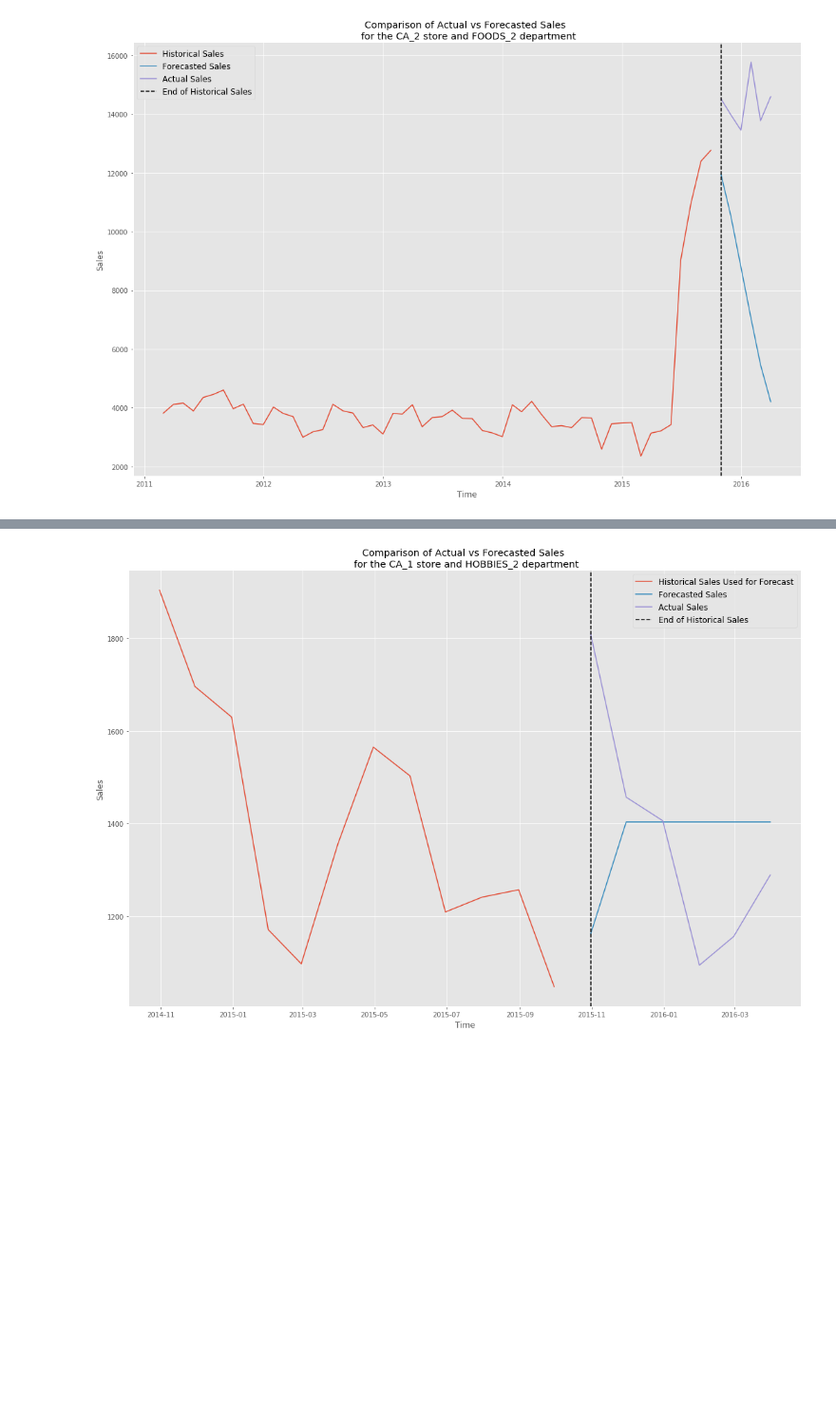
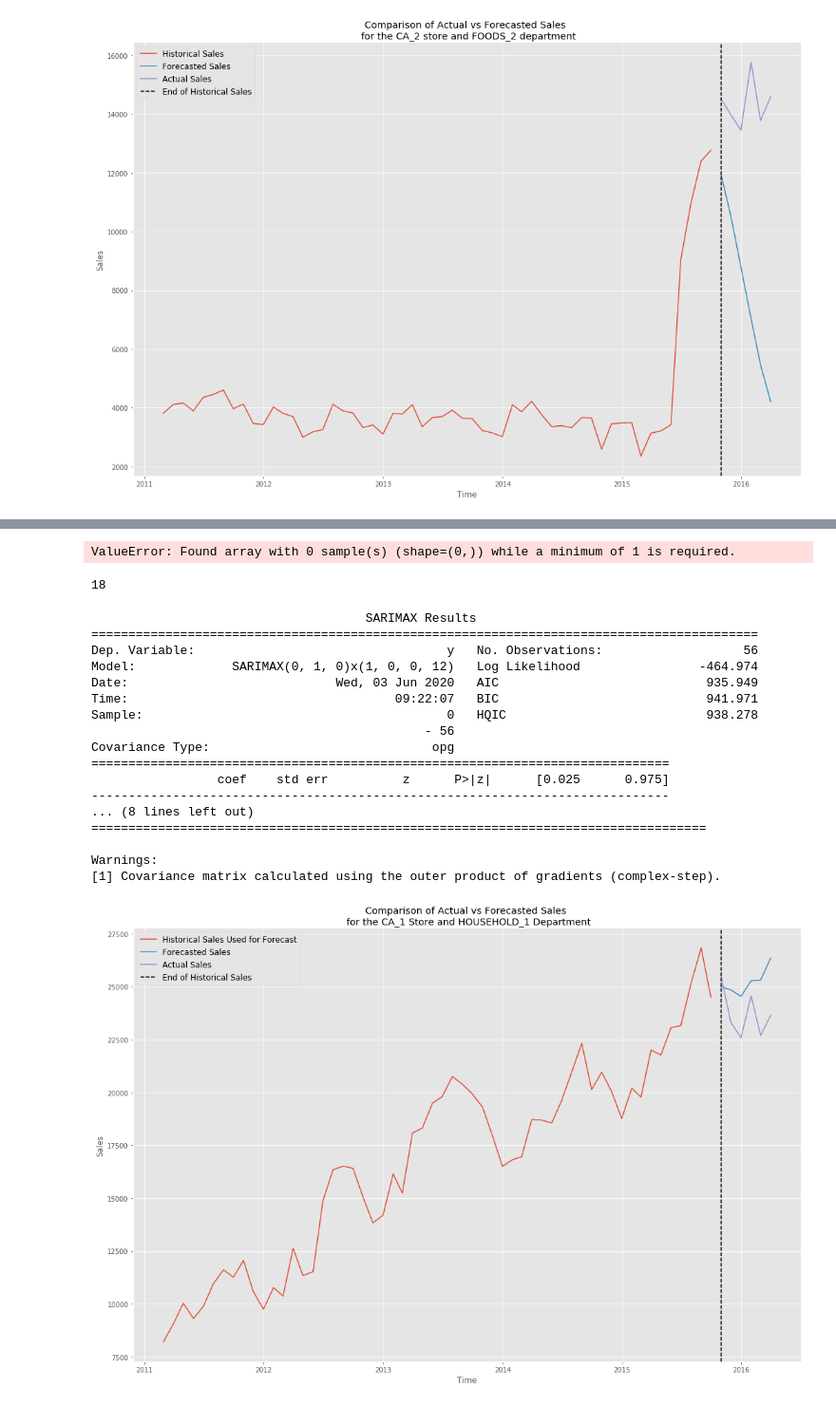
Before and after one commit to alecjonas/Forecasting_Walmart_Sales, a Jupyter notebook: notebooks/ARIMA1.ipynb, the cells around one changed output, grey strips where cells are left out. Shown at 95% size. Drawn from its saved outputs; the diff is of its cells as text; code cells hidden in the pictures; blank space fills up the shorter version.

Commit message:
updates to forecasting and some imgs

```diff
--- a/notebooks/ARIMA1.ipynb
+++ b/notebooks/ARIMA1.ipynb
@@ -592,15 +592,16 @@ lst_of_stores = series_setup(store_id, dept_id)
 def updated_six_period_plot_forecast_vs_arima(idx):
     series = series_lst6[idx]
     train, test = train_test_split(series, train_size=len(series)-6)
-    model = pm.auto_arima(train, seasonal=True)
+    model = pm.auto_arima(train, seasonal=False, m=12)
     forecasts = model.predict(test.shape[0]).tolist()
+    print(model.summary())
 
     fig, ax = plt.subplots(figsize = (18, 12))
     ax.plot(train.index, train, label = 'Historical Sales Used for Forecast')
     ax.plot(test.index, forecasts, label = 'Forecasted Sales')
     ax.plot(series[-6:].index, series[-6:], label = 'Actual Sales')
     ax.axvline(x = series[-6:].index[0], color='k', linestyle='--', label = 'End of Historical Sales')
-    ax.set_title(f'Comparison of Actual vs Forecasted Sales \n for the {lst_of_stores[idx][0]} store and {lst_of_stores[idx][1]} department')
+    ax.set_title(f'Comparison of Actual vs Forecasted Sales \n for the {lst_of_stores[idx][0]} Store and {lst_of_stores[idx][1]} Department')
     ax.set_xlabel('Time')
     ax.set_ylabel('Sales')
     ax.legend(fontsize = 12)
@@ -616,4 +651,29 @@ updated_six_period_plot_forecast_vs_arima(0)
 # %%
 updated_six_period_plot_forecast_vs_arima(1)
 # %% [output]
-[figure, removed]
+ValueError: Found array with 0 sample(s) (shape=(0,)) while a minimum of 1 is required.
+# %%
+len(series_lst6[1])
+# %% [output]
+18
+# %%
+updated_six_period_plot_forecast_vs_arima(2)
+# %% [output]
+                                     SARIMAX Results
+==========================================================================================
+Dep. Variable:                                  y   No. Observations:                   56
+Model:             SARIMAX(0, 1, 0)x(1, 0, 0, 12)   Log Likelihood                -464.974
+Date:                            Wed, 03 Jun 2020   AIC                            935.949
+Time:                                    09:22:07   BIC                            941.971
+Sample:                                         0   HQIC                           938.278
+                                             - 56
+Covariance Type:                              opg
+==============================================================================
+                 coef    std err          z      P>|z|      [0.025      0.975]
+------------------------------------------------------------------------------
+... (8 lines left out)
+===================================================================================
+
+Warnings:
+[1] Covariance matrix calculated using the outer product of gradients (complex-step).
+[figure, added]
```
Also changed, not shown: parts of 3 cells of this notebook, 8 other files.
